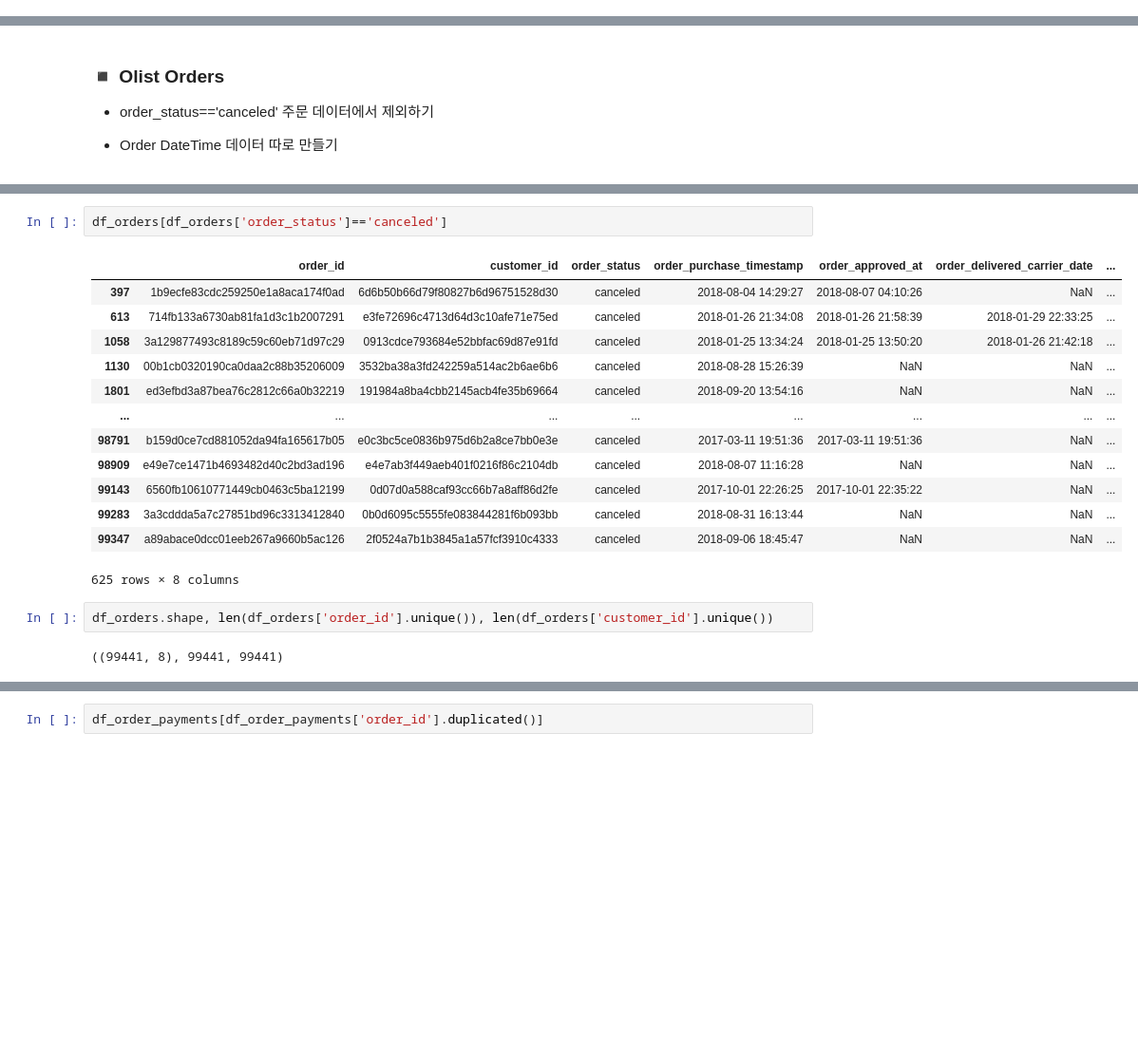
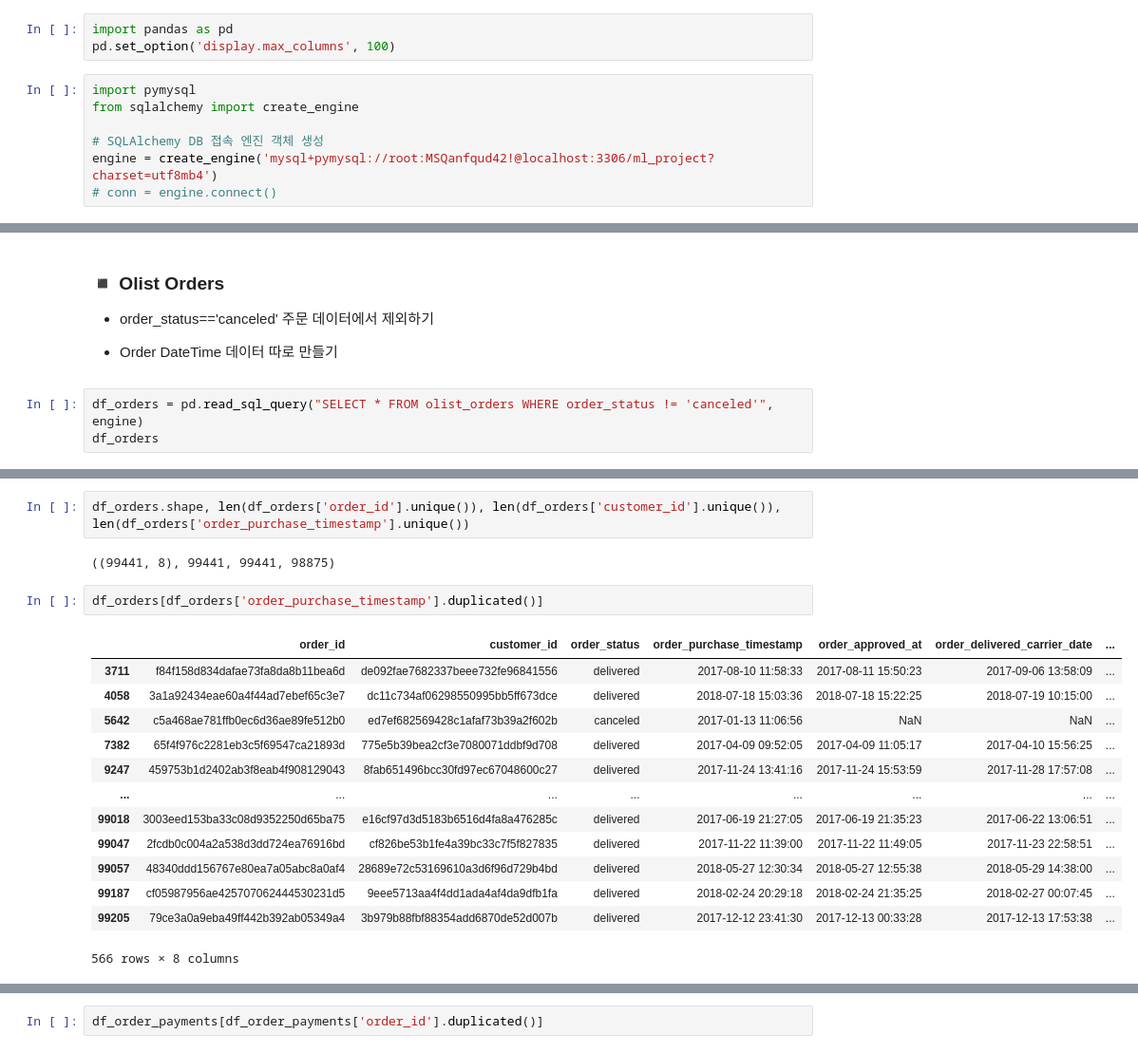
Before and after one commit to ElaYJ/Study_Machine_Learning, a Jupyter notebook: Project/OlistDB_mysql.ipynb, the cells around one changed output, grey strips where cells are left out. Shown at 95% size. Cells and saved outputs as stored; diff of their text form; blank space fills up the shorter version.

```diff
--- a/Project/OlistDB_mysql.ipynb
+++ b/Project/OlistDB_mysql.ipynb
@@ -354,2 +461,12 @@ engine.dispose()
 
 ## --▶ Dataset Customizing
+# %%
+import pandas as pd
+pd.set_option('display.max_columns', 100)
+# %%
+import pymysql
+from sqlalchemy import create_engine
+
+# SQLAlchemy DB 접속 엔진 객체 생성
+engine = create_engine('mysql+pymysql://root:MSQanfqud42!@localhost:3306/ml_project?charset=utf8mb4')
+# conn = engine.connect()
@@ -359,3 +496,6 @@ engine.dispose()
 - order_status=='canceled' 주문 데이터에서 제외하기
 
 - Order DateTime 데이터 따로 만들기
+# %%
+df_orders = pd.read_sql_query("SELECT * FROM olist_orders WHERE order_status != 'canceled'", engine)
+df_orders
@@ -380,20 +550,20 @@ memory usage: 6.1+ MB
+# %%
+df_orders.shape, len(df_orders['order_id'].unique()), len(df_orders['customer_id'].unique()), len(df_orders['order_purchase_timestamp'].unique())
+# %% [output]
+((99441, 8), 99441, 99441, 98875)
 # %%
-df_orders[df_orders['order_status']=='canceled']
+df_orders[df_orders['order_purchase_timestamp'].duplicated()]
 # %% [output]
 |  | order_id | customer_id | order_status | order_purchase_timestamp | order_approved_at | order_delivered_carrier_date | ... |
-| 397 | 1b9ecfe83cdc259250e1a8aca174f0ad | 6d6b50b66d79f80827b6d96751528d30 | canceled | 2018-08-04 14:29:27 | 2018-08-07 04:10:26 | NaN | ... |
-| 613 | 714fb133a6730ab81fa1d3c1b2007291 | e3fe72696c4713d64d3c10afe71e75ed | canceled | 2018-01-26 21:34:08 | 2018-01-26 21:58:39 | 2018-01-29 22:33:25 | ... |
-| 1058 | 3a129877493c8189c59c60eb71d97c29 | 0913cdce793684e52bbfac69d87e91fd | canceled | 2018-01-25 13:34:24 | 2018-01-25 13:50:20 | 2018-01-26 21:42:18 | ... |
-| 1130 | 00b1cb0320190ca0daa2c88b35206009 | 3532ba38a3fd242259a514ac2b6ae6b6 | canceled | 2018-08-28 15:26:39 | NaN | NaN | ... |
-| 1801 | ed3efbd3a87bea76c2812c66a0b32219 | 191984a8ba4cbb2145acb4fe35b69664 | canceled | 2018-09-20 13:54:16 | NaN | NaN | ... |
+| 3711 | f84f158d834dafae73fa8da8b11bea6d | de092fae7682337beee732fe96841556 | delivered | 2017-08-10 11:58:33 | 2017-08-11 15:50:23 | 2017-09-06 13:58:09 | ... |
+| 4058 | 3a1a92434eae60a4f44ad7ebef65c3e7 | dc11c734af06298550995bb5ff673dce | delivered | 2018-07-18 15:03:36 | 2018-07-18 15:22:25 | 2018-07-19 10:15:00 | ... |
+| 5642 | c5a468ae781ffb0ec6d36ae89fe512b0 | ed7ef682569428c1afaf73b39a2f602b | canceled | 2017-01-13 11:06:56 | NaN | NaN | ... |
+| 7382 | 65f4f976c2281eb3c5f69547ca21893d | 775e5b39bea2cf3e7080071ddbf9d708 | delivered | 2017-04-09 09:52:05 | 2017-04-09 11:05:17 | 2017-04-10 15:56:25 | ... |
+| 9247 | 459753b1d2402ab3f8eab4f908129043 | 8fab651496bcc30fd97ec67048600c27 | delivered | 2017-11-24 13:41:16 | 2017-11-24 15:53:59 | 2017-11-28 17:57:08 | ... |
 | ... | ... | ... | ... | ... | ... | ... | ... |
-| 98791 | b159d0ce7cd881052da94fa165617b05 | e0c3bc5ce0836b975d6b2a8ce7bb0e3e | canceled | 2017-03-11 19:51:36 | 2017-03-11 19:51:36 | NaN | ... |
-| 98909 | e49e7ce1471b4693482d40c2bd3ad196 | e4e7ab3f449aeb401f0216f86c2104db | canceled | 2018-08-07 11:16:28 | NaN | NaN | ... |
-| 99143 | 6560fb10610771449cb0463c5ba12199 | 0d07d0a588caf93cc66b7a8aff86d2fe | canceled | 2017-10-01 22:26:25 | 2017-10-01 22:35:22 | NaN | ... |
-| 99283 | 3a3cddda5a7c27851bd96c3313412840 | 0b0d6095c5555fe083844281f6b093bb | canceled | 2018-08-31 16:13:44 | NaN | NaN | ... |
-| 99347 | a89abace0dcc01eeb267a9660b5ac126 | 2f0524a7b1b3845a1a57fcf3910c4333 | canceled | 2018-09-06 18:45:47 | NaN | NaN | ... |
+| 99018 | 3003eed153ba33c08d9352250d65ba75 | e16cf97d3d5183b6516d4fa8a476285c | delivered | 2017-06-19 21:27:05 | 2017-06-19 21:35:23 | 2017-06-22 13:06:51 | ... |
+| 99047 | 2fcdb0c004a2a538d3dd724ea76916bd | cf826be53b1fe4a39bc33c7f5f827835 | delivered | 2017-11-22 11:39:00 | 2017-11-22 11:49:05 | 2017-11-23 22:58:51 | ... |
+| 99057 | 48340ddd156767e80ea7a05abc8a0af4 | 28689e72c53169610a3d6f96d729b4bd | delivered | 2018-05-27 12:30:34 | 2018-05-27 12:55:38 | 2018-05-29 14:38:00 | ... |
+| 99187 | cf05987956ae425707062444530231d5 | 9eee5713aa4f4dd1ada4af4da9dfb1fa | delivered | 2018-02-24 20:29:18 | 2018-02-24 21:35:25 | 2018-02-27 00:07:45 | ... |
+| 99205 | 79ce3a0a9eba49ff442b392ab05349a4 | 3b979b88fbf88354add6870de52d007b | delivered | 2017-12-12 23:41:30 | 2017-12-13 00:33:28 | 2017-12-13 17:53:38 | ... |
-625 rows × 8 columns
+566 rows × 8 columns
-# %%
-df_orders.shape, len(df_orders['order_id'].unique()), len(df_orders['customer_id'].unique())
-# %% [output]
-((99441, 8), 99441, 99441)
```
Also changed, not shown: parts of 126 cells of this notebook, 1 other file.
